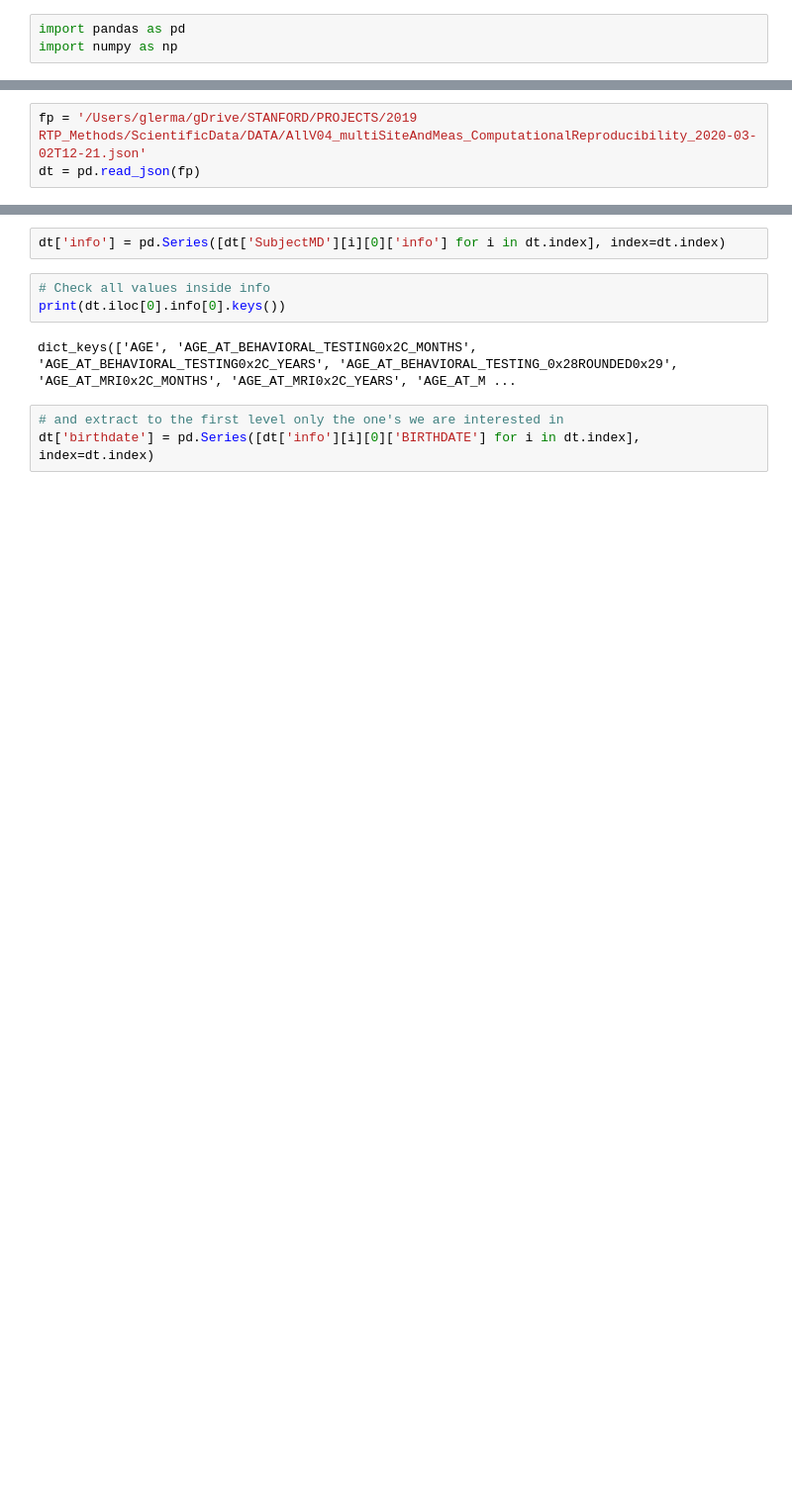
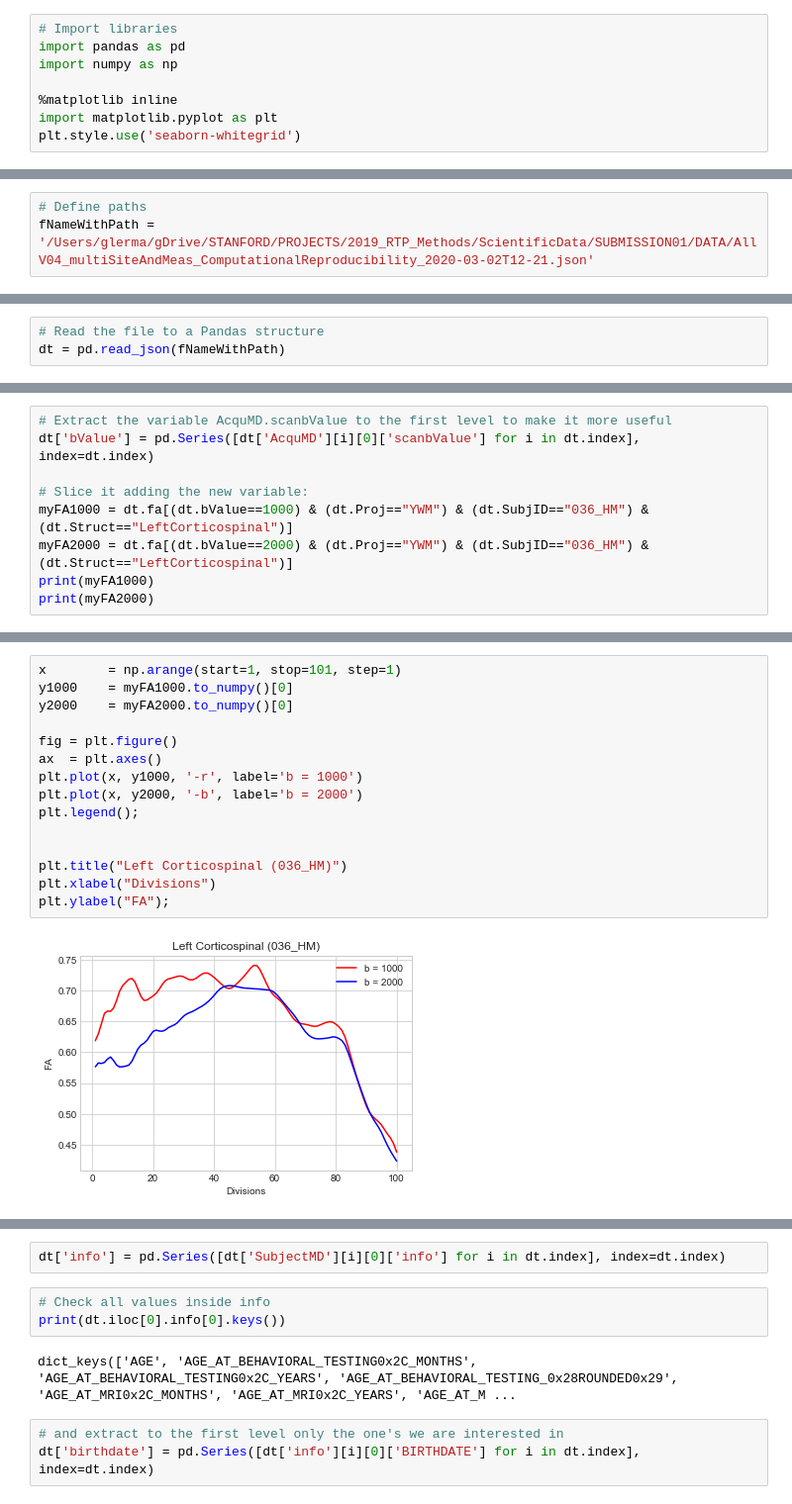
Before and after one commit to garikoitz/paper-scidata, a Jupyter notebook: readNestedJson.ipynb, the cells around one changed output, grey strips where cells are left out. Shown: that part at 99% size. Cells and saved outputs as stored; diff of their text form; blank space fills up the shorter version.

Commit message:
made the reading to pandas part better

```diff
--- a/readNestedJson.ipynb
+++ b/readNestedJson.ipynb
@@ -1,3 +19,8 @@
 # %%
+# Import libraries
 import pandas as pd
 import numpy as np
+
+%matplotlib inline
+import matplotlib.pyplot as plt
+plt.style.use('seaborn-whitegrid')
@@ -4,3 +29,3 @@ import numpy as np
 # %%
-fp = '/Users/glerma/gDrive/STANFORD/PROJECTS/2019 RTP_Methods/ScientificData/DATA/AllV04_multiSiteAndMeas_ComputationalReproducibility_2020-03-02T12-21.json'
-dt = pd.read_json(fp)
+# Define paths
+fNameWithPath = '/Users/glerma/gDrive/STANFORD/PROJECTS/2019_RTP_Methods/ScientificData/SUBMISSION01/DATA/AllV04_multiSiteAndMeas_ComputationalReproducibility_2020-03-02T12-21.json'
@@ -12,0 +32,3 @@ dt.head()
+# %%
+# Read the file to a Pandas structure
+dt = pd.read_json(fNameWithPath)
@@ -12,0 +79,9 @@ dt.head()
+# %%
+# Extract the variable AcquMD.scanbValue to the first level to make it more useful
+dt['bValue'] = pd.Series([dt['AcquMD'][i][0]['scanbValue'] for i in dt.index], index=dt.index)
+
+# Slice it adding the new variable:
+myFA1000 = dt.fa[(dt.bValue==1000) & (dt.Proj=="YWM") & (dt.SubjID=="036_HM") & (dt.Struct=="LeftCorticospinal")]
+myFA2000 = dt.fa[(dt.bValue==2000) & (dt.Proj=="YWM") & (dt.SubjID=="036_HM") & (dt.Struct=="LeftCorticospinal")]
+print(myFA1000)
+print(myFA2000)
@@ -12,0 +97,17 @@ dt.head()
+# %%
+x        = np.arange(start=1, stop=101, step=1)
+y1000    = myFA1000.to_numpy()[0]
+y2000    = myFA2000.to_numpy()[0]
+
+fig = plt.figure()
+ax  = plt.axes()
+plt.plot(x, y1000, '-r', label='b = 1000')
+plt.plot(x, y2000, '-b', label='b = 2000')
+plt.legend();
+
+
+plt.title("Left Corticospinal (036_HM)")
+plt.xlabel("Divisions")
+plt.ylabel("FA");
+# %% [output]
+[figure, added]
```
Also changed, not shown: parts of 21 cells of this notebook, 1 other file.
